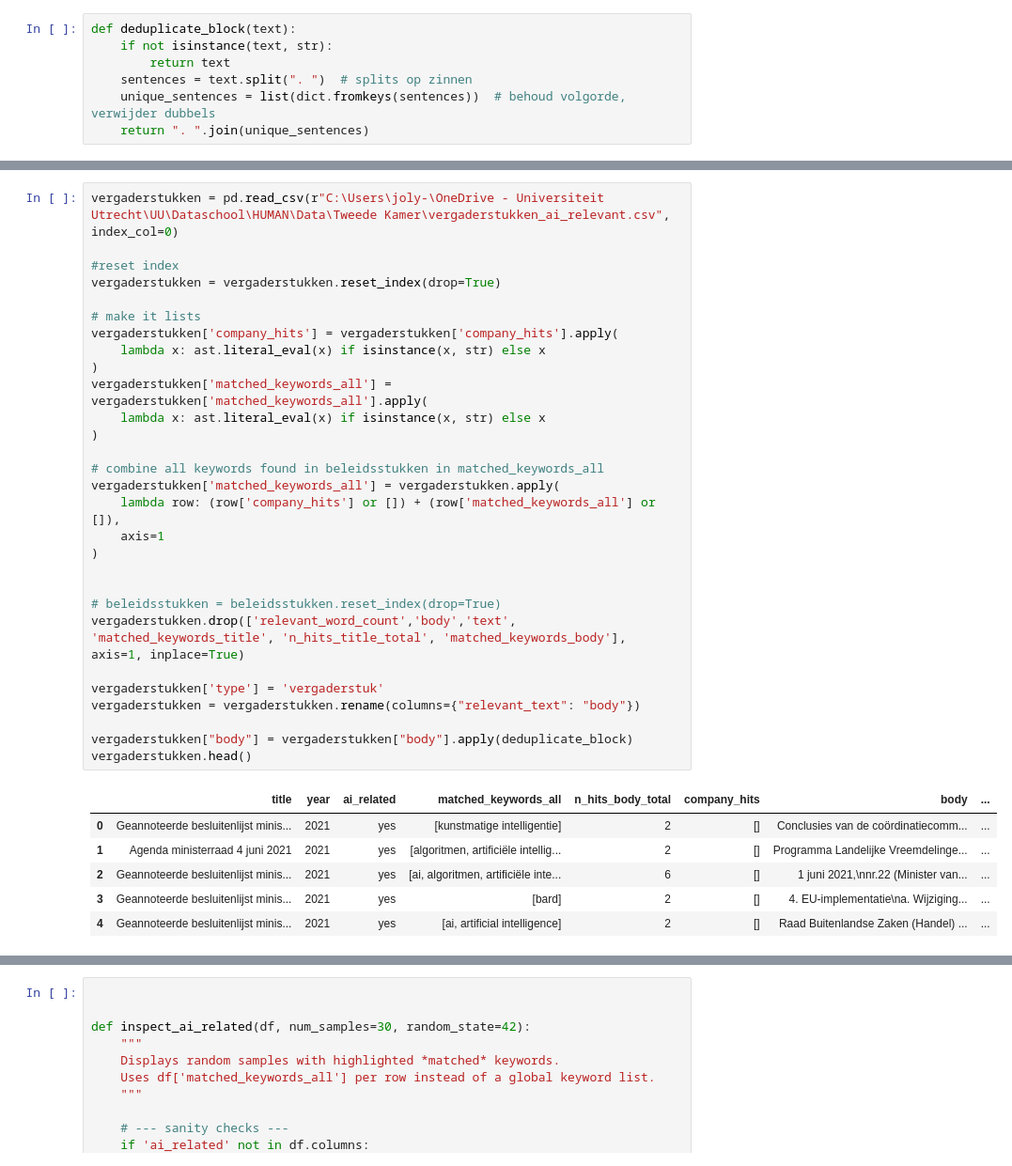
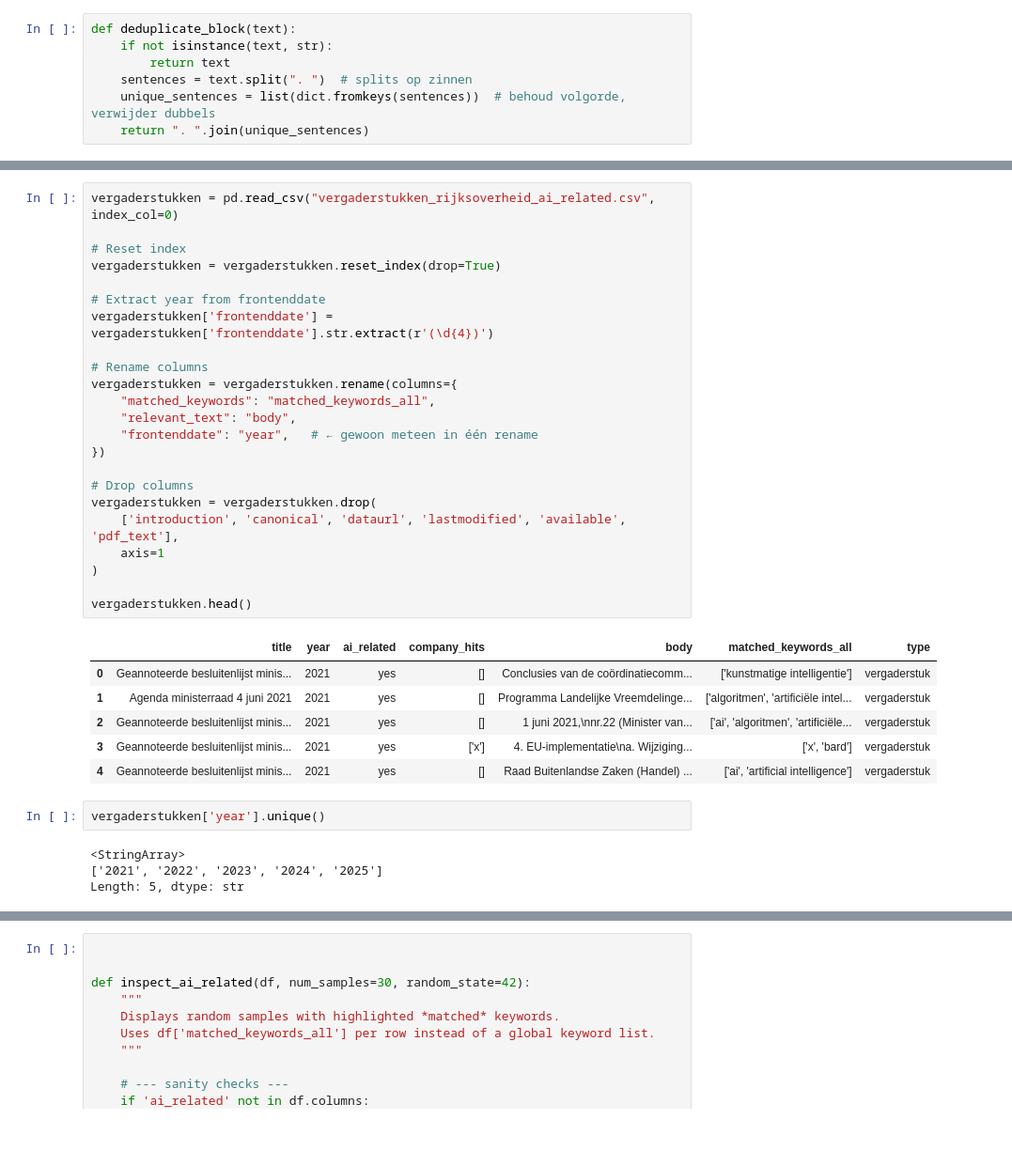
Before and after one commit to jolyeline/HUMAN, a Jupyter notebook: tweede_kamer/02_combining+cleaning.ipynb, the cells around one changed output, grey strips where cells are left out. Shown at 94% size. Cells and saved outputs as stored; diff of their text form; blank space fills up the shorter version.

```diff
--- a/tweede_kamer/02_combining+cleaning.ipynb
+++ b/tweede_kamer/02_combining+cleaning.ipynb
@@ -55,37 +58,37 @@ beleidsstukken.head()
 # %%
-vergaderstukken = pd.read_csv(r"C:\Users\joly-\OneDrive - Universiteit Utrecht\UU\Dataschool\HUMAN\Data\Tweede Kamer\vergaderstukken_ai_relevant.csv", index_col=0)
+vergaderstukken = pd.read_csv("vergaderstukken_rijksoverheid_ai_related.csv", index_col=0)
 
-#reset index
+# Reset index
 vergaderstukken = vergaderstukken.reset_index(drop=True)
 
-# make it lists
-vergaderstukken['company_hits'] = vergaderstukken['company_hits'].apply(
-    lambda x: ast.literal_eval(x) if isinstance(x, str) else x
-)
-vergaderstukken['matched_keywords_all'] = vergaderstukken['matched_keywords_all'].apply(
-    lambda x: ast.literal_eval(x) if isinstance(x, str) else x
-)
+# Extract year from frontenddate
+vergaderstukken['frontenddate'] = vergaderstukken['frontenddate'].str.extract(r'(\d{4})')
 
-# combine all keywords found in beleidsstukken in matched_keywords_all
-vergaderstukken['matched_keywords_all'] = vergaderstukken.apply(
-    lambda row: (row['company_hits'] or []) + (row['matched_keywords_all'] or []),
+# Rename columns
+vergaderstukken = vergaderstukken.rename(columns={
+    "matched_keywords": "matched_keywords_all",
+    "relevant_text": "body",
+    "frontenddate": "year",   # ← gewoon meteen in één rename
+})
+
+# Drop columns
+vergaderstukken = vergaderstukken.drop(
+    ['introduction', 'canonical', 'dataurl', 'lastmodified', 'available', 'pdf_text'],
     axis=1
 )
 
-
-# beleidsstukken = beleidsstukken.reset_index(drop=True)
-vergaderstukken.drop(['relevant_word_count','body','text', 'matched_keywords_title', 'n_hits_title_total', 'matched_keywords_body'], axis=1, inplace=True)
-
-vergaderstukken['type'] = 'vergaderstuk'
-vergaderstukken = vergaderstukken.rename(columns={"relevant_text": "body"})
-
-vergaderstukken["body"] = vergaderstukken["body"].apply(deduplicate_block)
 vergaderstukken.head()
 # %% [output]
-|  | title | year | ai_related | matched_keywords_all | n_hits_body_total | company_hits | body | ... |
-| 0 | Geannoteerde besluitenlijst minis... | 2021 | yes | [kunstmatige intelligentie] | 2 | [] | Conclusies van de coördinatiecomm... | ... |
-| 1 | Agenda ministerraad 4 juni 2021 | 2021 | yes | [algoritmen, artificiële intellig... | 2 | [] | Programma Landelijke Vreemdelinge... | ... |
-| 2 | Geannoteerde besluitenlijst minis... | 2021 | yes | [ai, algoritmen, artificiële inte... | 6 | [] | 1 juni 2021,\nnr.22 (Minister van... | ... |
-| 3 | Geannoteerde besluitenlijst minis... | 2021 | yes | [bard] | 2 | [] | 4. EU-implementatie\na. Wijziging... | ... |
-| 4 | Geannoteerde besluitenlijst minis... | 2021 | yes | [ai, artificial intelligence] | 2 | [] | Raad Buitenlandse Zaken (Handel) ... | ... |
+|  | title | year | ai_related | company_hits | body | matched_keywords_all | type |
+| 0 | Geannoteerde besluitenlijst minis... | 2021 | yes | [] | Conclusies van de coördinatiecomm... | ['kunstmatige intelligentie'] | vergaderstuk |
+| 1 | Agenda ministerraad 4 juni 2021 | 2021 | yes | [] | Programma Landelijke Vreemdelinge... | ['algoritmen', 'artificiële intel... | vergaderstuk |
+| 2 | Geannoteerde besluitenlijst minis... | 2021 | yes | [] | 1 juni 2021,\nnr.22 (Minister van... | ['ai', 'algoritmen', 'artificiële... | vergaderstuk |
+| 3 | Geannoteerde besluitenlijst minis... | 2021 | yes | ['x'] | 4. EU-implementatie\na. Wijziging... | ['x', 'bard'] | vergaderstuk |
+| 4 | Geannoteerde besluitenlijst minis... | 2021 | yes | [] | Raad Buitenlandse Zaken (Handel) ... | ['ai', 'artificial intelligence'] | vergaderstuk |
+# %%
+vergaderstukken['year'].unique()
+# %% [output]
+<StringArray>
+['2021', '2022', '2023', '2024', '2025']
+Length: 5, dtype: str
 # %%
```
Also changed, not shown: parts of 11 cells of this notebook, 10 other files.
